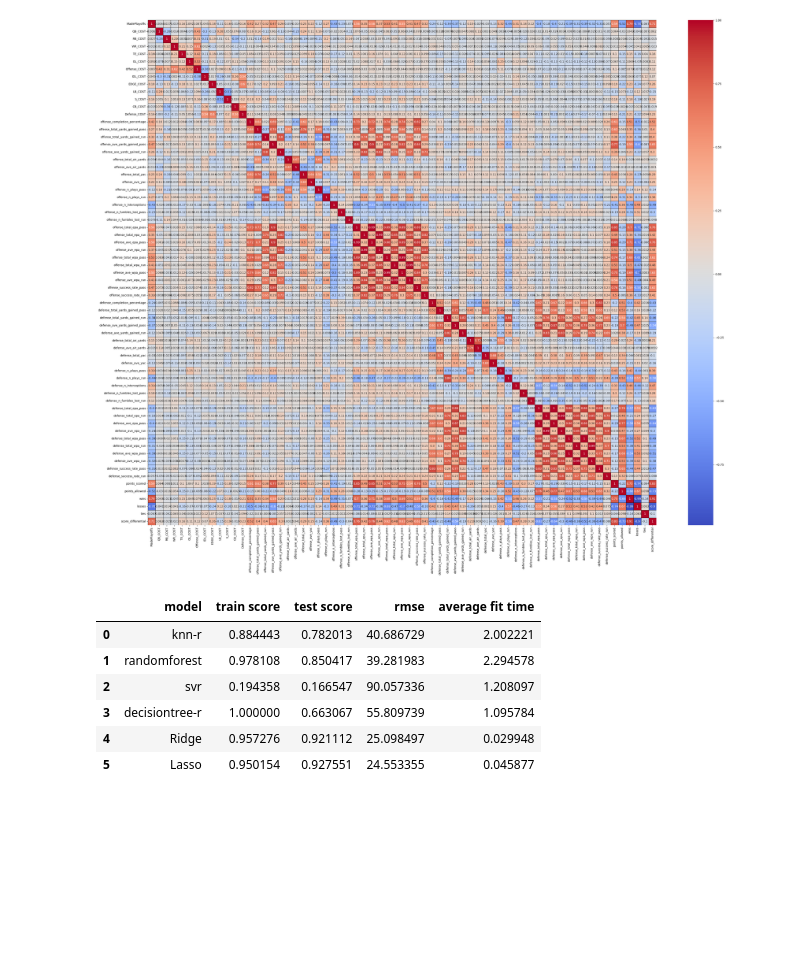
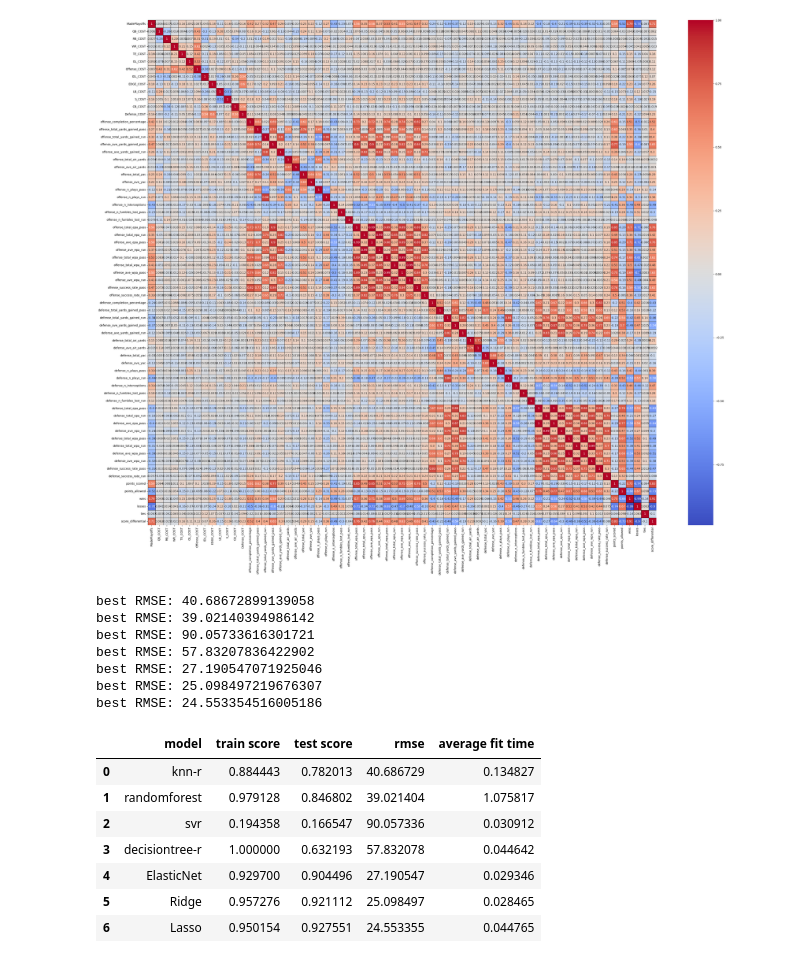
Before and after one commit to codemonkey1101/ucb-mlai-capstone, a Jupyter notebook: feature_evaluation.ipynb, the cells around one changed output. Saved outputs shown, nothing was run; the diff lists cells and outputs as text; code cells hidden in the pictures; blank space fills up the shorter version.

```diff
--- a/feature_evaluation.ipynb
+++ b/feature_evaluation.ipynb
@@ -126,7 +146,7 @@ def encodeCategory(y) :
 
 # get root mean squared error using test data and predicted results
 def rmse(y_test, y_pred) :
-    return np.sprt(mean_squared_error(y_test, y_pred))
+    return np.sqrt(mean_squared_error(y_test, y_pred))
 
 # this calculates each feature's permutation-importance on the test data
 # using a model regressor (i.e. RandomForestRegressor(n_estimators=100, random_state=42))
@@ -318,9 +243,11 @@ defense_total_yards_gained_run    0.002140
 # %%
-# set target data set
-X_train = allstats_X_train
-X_test = allstats_X_test
-y_train = score_diff_y_train
-y_test = score_diff_y_test
+# top features from permutation-importance:
+# offense_total_epa_pass             0.180254
+# offense_ave_epa_pass               0.162008
+# defense_ave_epa_pass               0.046784
+# offense_ave_epa_run                0.015094
+# defense_n_plays_run                0.010329
+# offense_total_epa_run              0.010082
 # %%
 
 # Calculate the correlation matrix for the entire data set
@@ -340,6 +267,7 @@ models = {
     'randomforest': (RandomForestRegressor()),
     'svr': (SVR()),
     'decisiontree-r': (DecisionTreeRegressor()),
+    'ElasticNet': (ElasticNet()),
     'Ridge' : (Ridge(random_state=42)),
     'Lasso': (Lasso())
 }
@@ -385,12 +315,28 @@ results_df.to_json('results/baseline_model_results.json', orient='records', doub
 # %%
+# create root mean squared error function as scorer
+rmse_scorer = make_scorer(rmse, greater_is_better=False)
+
+# create baseline models for all-stats vs score differential
+results_df = executeModelsForBaselineEval(models, allstats_X_train, score_diff_y_train, allstats_X_test, score_diff_y_test, rmse_scorer)
+
+results_df.to_json('results/allstats_scorediff_baseline_model_results.json', orient='records', double_precision=10)
+
 # baseline results
-baseline_df = pd.read_json(r'results/baseline_model_results.json')
+baseline_df = pd.read_json(r'results/allstats_scorediff_baseline_model_results.json')
 baseline_df[['model', 'train score','test score', 'rmse','average fit time']]
 # %% [output]
+best RMSE: 40.68672899139058
+best RMSE: 39.02140394986142
+best RMSE: 90.05733616301721
+best RMSE: 57.83207836422902
+best RMSE: 27.190547071925046
+best RMSE: 25.098497219676307
+best RMSE: 24.553354516005186
 |  | model | train score | test score | rmse | average fit time |
-| 0 | knn-r | 0.884443 | 0.782013 | 40.686729 | 2.002221 |
-| 1 | randomforest | 0.978108 | 0.850417 | 39.281983 | 2.294578 |
-| 2 | svr | 0.194358 | 0.166547 | 90.057336 | 1.208097 |
-| 3 | decisiontree-r | 1.000000 | 0.663067 | 55.809739 | 1.095784 |
-| 4 | Ridge | 0.957276 | 0.921112 | 25.098497 | 0.029948 |
-| 5 | Lasso | 0.950154 | 0.927551 | 24.553355 | 0.045877 |
+| 0 | knn-r | 0.884443 | 0.782013 | 40.686729 | 0.134827 |
+| 1 | randomforest | 0.979128 | 0.846802 | 39.021404 | 1.075817 |
+| 2 | svr | 0.194358 | 0.166547 | 90.057336 | 0.030912 |
+| 3 | decisiontree-r | 1.000000 | 0.632193 | 57.832078 | 0.044642 |
+| 4 | ElasticNet | 0.929700 | 0.904496 | 27.190547 | 0.029346 |
+| 5 | Ridge | 0.957276 | 0.921112 | 25.098497 | 0.028465 |
+| 6 | Lasso | 0.950154 | 0.927551 | 24.553355 | 0.044765 |
```
Also changed, not shown: parts of 16 cells of this notebook, 5 other files.
